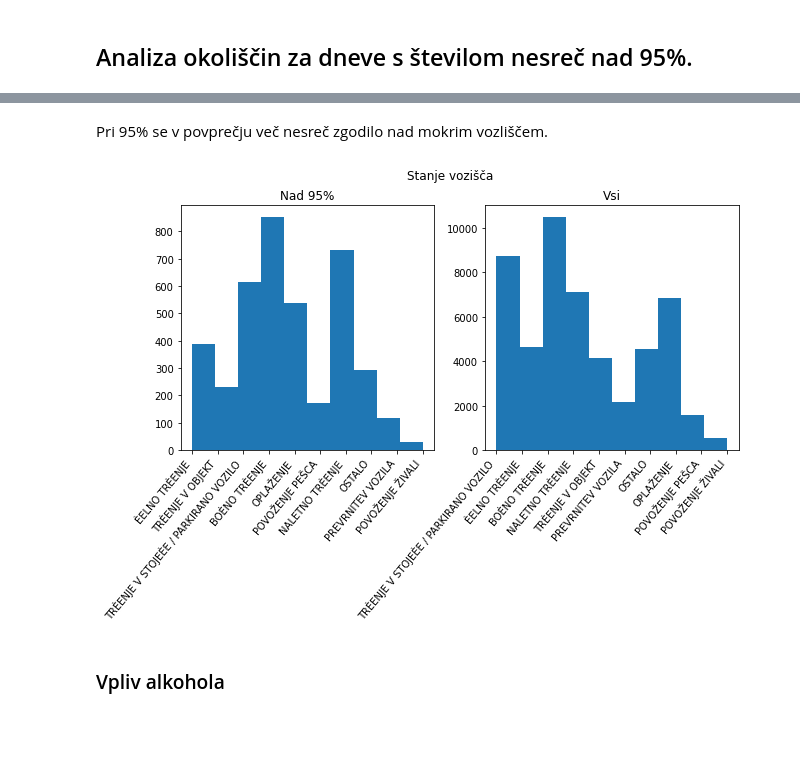
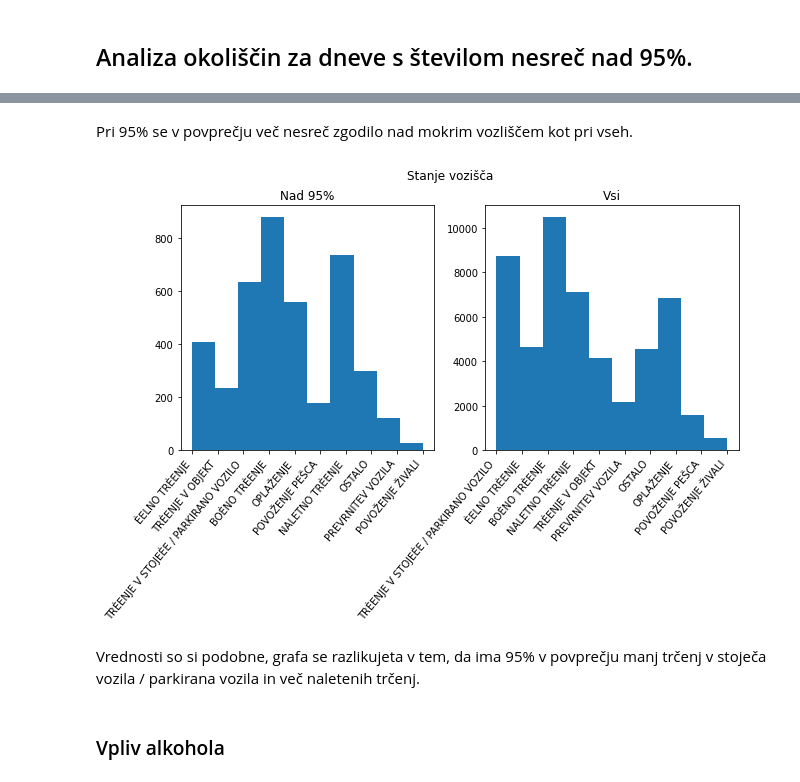
Before and after one commit to matej2000/PR21MV, a Jupyter notebook: main.ipynb, the cells around one changed output, grey strips where cells are left out. Saved outputs shown, nothing was run; the diff lists cells and outputs as text; code cells hidden in the pictures; blank space fills up the shorter version.

```diff
--- a/main.ipynb
+++ b/main.ipynb
@@ -504,17 +509,19 @@ axs[1].title.set_text("Vsi")
 # %% [markdown]
-Pri 95% se v povprečju več nesreč zgodilo nad mokrim vozliščem.
+Pri 95% se v povprečju več nesreč zgodilo nad mokrim vozliščem kot pri vseh.
 # %%
 fig, axs = plt.subplots(1,2)
 fig.suptitle('Stanje vozišča')
 fig.set_figwidth(10)
 fig.set_figheight(5)
 fig.autofmt_xdate(rotation=50)
-axs[0].hist(vrsticeNad5['TipNesrece'])
+axs[0].hist(vrsticeNad5['TipNesrece'], bins=10)
 axs[0].title.set_text("Nad 95%")
-axs[1].hist(data['TipNesrece'])
+axs[1].hist(data['TipNesrece'], bins=10)
 axs[1].title.set_text("Vsi")
 # %% [output]
-[figure, old version]
+[figure, new version]
+# %% [markdown]
+Vrednosti so si podobne, grafa se razlikujeta v tem, da ima 95% v povprečju manj trčenj v stoječa vozila / parkirana vozila in več naletenih trčenj.
 # %% [markdown]
 ### Vpliv alkohola
 # %%
```
Also changed, not shown: parts of 21 cells of this notebook.
